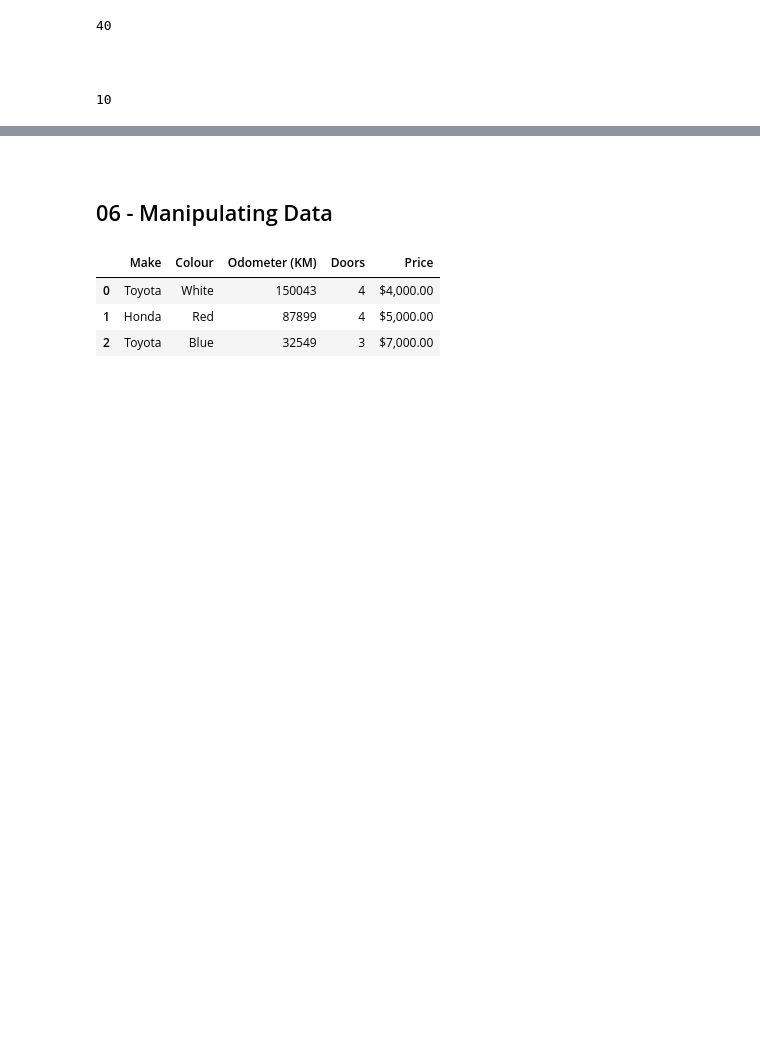
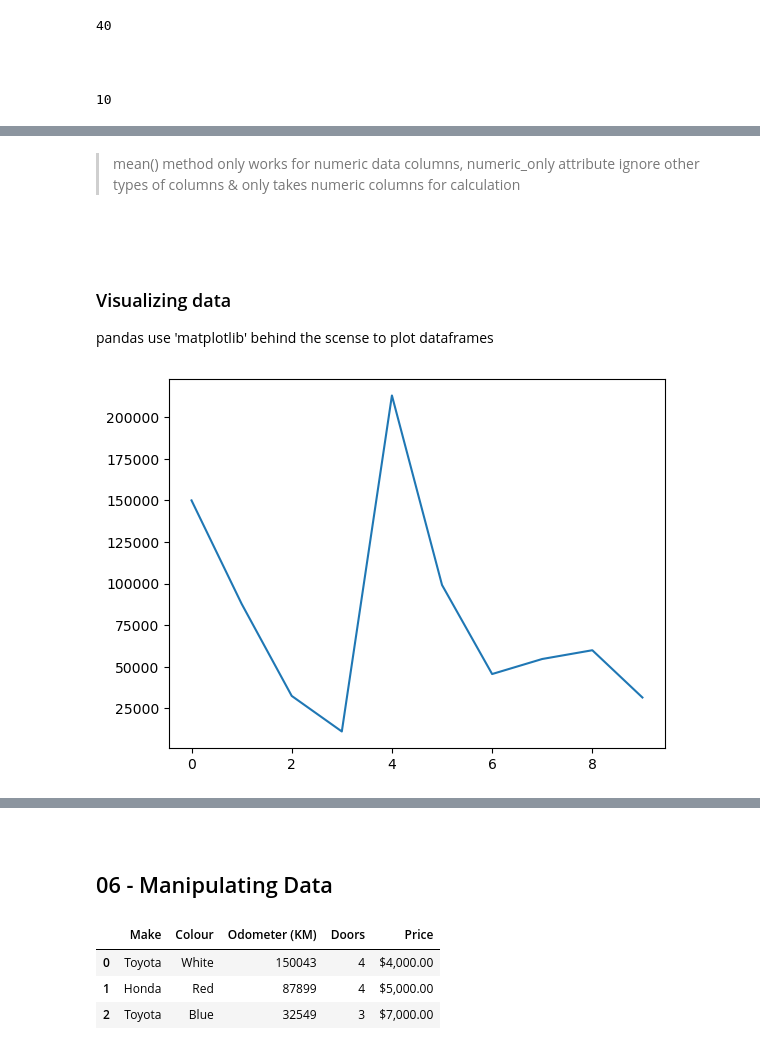
Before and after one commit to mythz-library/LRN-Data-Science, a Jupyter notebook: 01-pandas.ipynb, the cells around one changed output, grey strips where cells are left out. Cells and saved outputs as stored; diff of their text form; code cells hidden in the pictures; blank space fills up the shorter version.

Commit message:
Select & plot the data

```diff
--- a/01-pandas.ipynb
+++ b/01-pandas.ipynb
@@ -195,0 +200,2 @@ len(car_sales_df)
+# %%
+car_sales_df = pd.read_csv('car-sales.csv')
@@ -195,0 +426,12 @@ len(car_sales_df)
+# %% [markdown]
+> mean() method only works for numeric data columns, numeric_only attribute ignore other types of columns & only takes numeric columns for calculation
+# %% [markdown]
+<br/>
+# %% [markdown]
+### Visualizing data
+
+pandas use 'matplotlib' behind the scense to plot dataframes
+# %%
+car_sales_df["Odometer (KM)"].plot();
+# %% [output]
+[figure, added]
```
Also changed, not shown: parts of 68 cells of this notebook.
